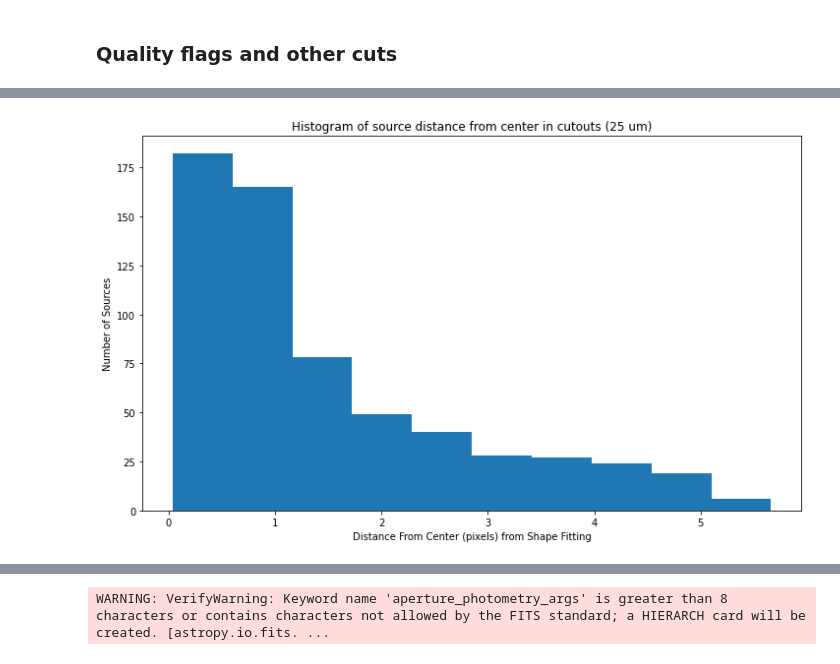
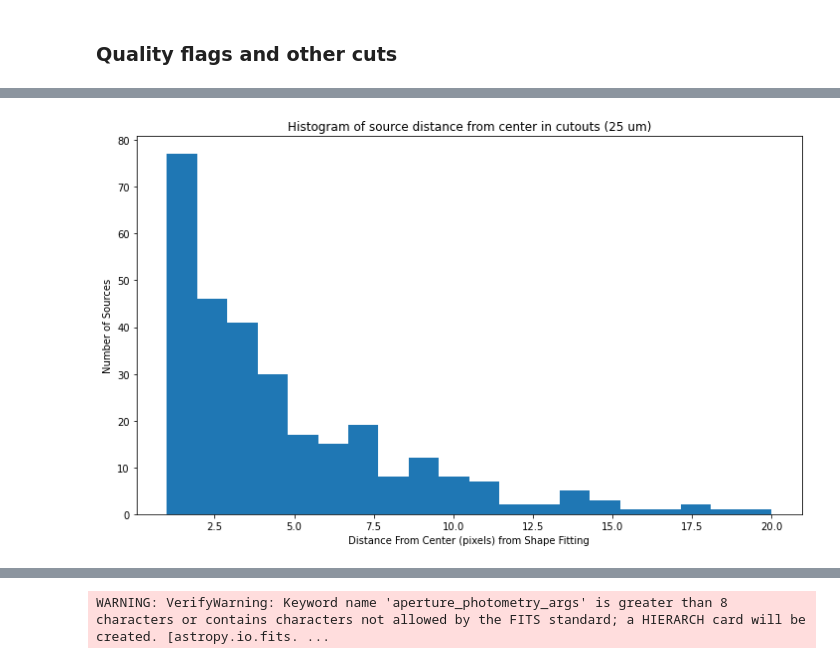
Before and after one commit to mjhankins/SFGCphotcode, a Jupyter notebook: SourceCatalog_CombineFields.ipynb, the cells around one changed output, grey strips where cells are left out. Drawn from its saved outputs; the diff is of its cells as text; code cells hidden in the pictures.

```diff
--- a/SourceCatalog_CombineFields.ipynb
+++ b/SourceCatalog_CombineFields.ipynb
@@ -207,15 +240,15 @@ Number of Catalog Sources after SNR cut:  618
 # %%
-binlist=np.linspace(1,10,20)
+binlist=np.linspace(1,20,21)
 
 plt.figure(figsize=(12,7))
 plt.title('Histogram of source distance from center in cutouts (25 um)')
-plt.hist(mcat25snrcut['fit_dist'])#,bins=binlist)
+plt.hist(mcat25snrcut['fit_dist'],bins=binlist)
 plt.xlabel('Distance From Center (pixels) from Shape Fitting')
 plt.ylabel('Number of Sources')
 #plt.xlim(0,25)
 plt.show()
 # %% [output]
-[figure, old version]
+[figure, new version]
 # %%
 print('Central distance fit mean: ', np.mean(mcat25snrcut['fit_dist']), '  stdev: ',np.std(mcat25snrcut['fit_dist']))
 # %% [output]
```
Also changed, not shown: parts of 74 cells of this notebook, 2 other files.
